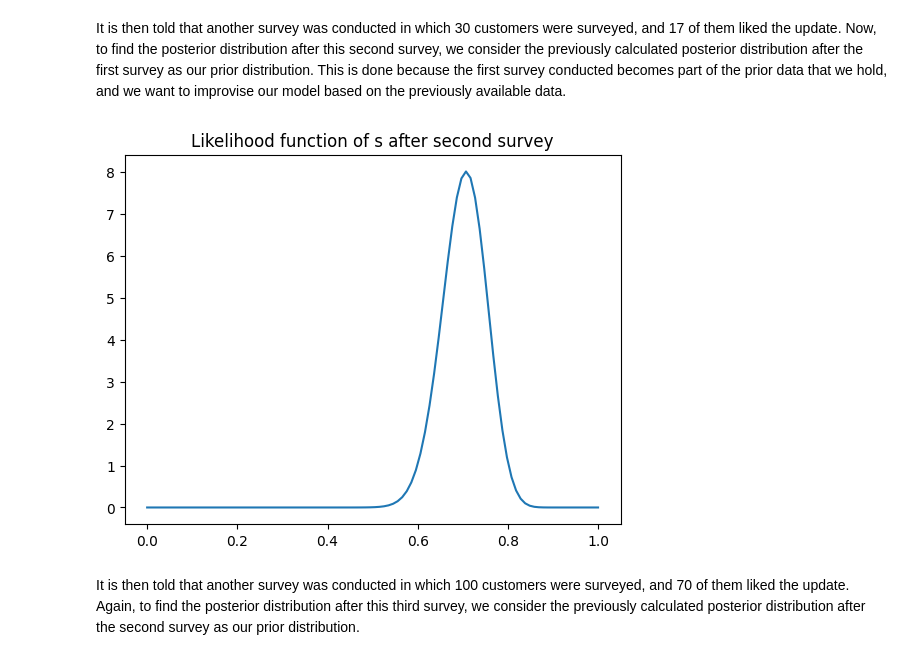
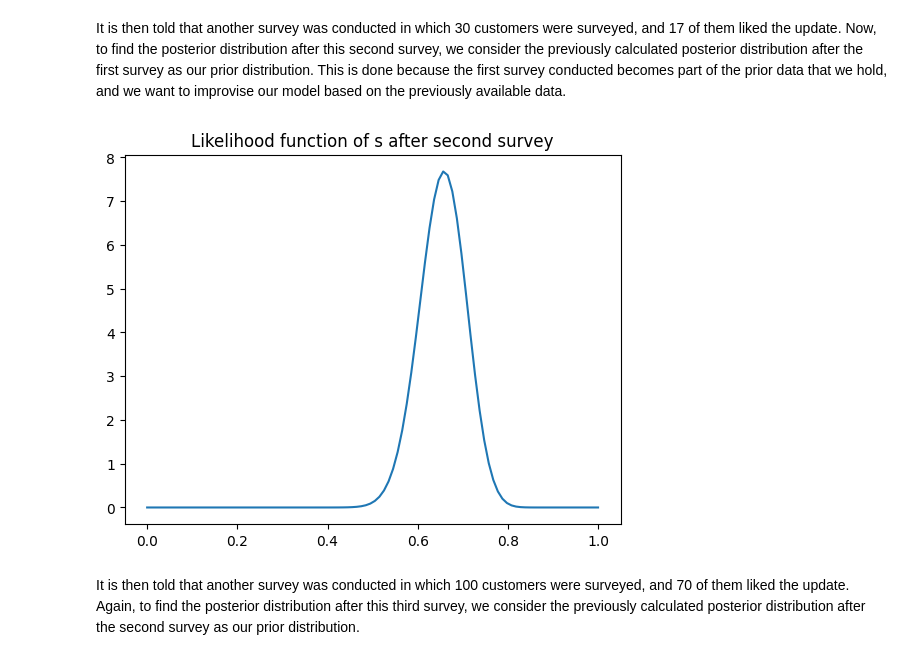
Before and after one commit to mokshith002/FODS-Assignment-1, a Jupyter notebook: 1A.ipynb, the cells around one changed output. Drawn from its saved outputs; the diff is of its cells as text; code cells hidden in the pictures.

```diff
--- a/1A.ipynb
+++ b/1A.ipynb
@@ -35,13 +35,13 @@ plt.show()
 It is then told that another survey was conducted in which 30 customers were surveyed, and 17 of them liked the update. Now, to find the posterior distribution after this second survey, we consider the previously calculated posterior distribution after the first survey as our prior distribution. This is done because the first survey conducted becomes part of the prior data that we hold, and we want to improvise our model based on the previously available data.
 # %%
 s = np.linspace(0, 1.0, 100)
-y = st.beta.pdf(s, 42 + 17, 12 + 13)
+y = st.beta.pdf(s, 42 + 13, 12 + 17)
 plt.title("Likelihood function of s after second survey")
 plt.plot(s, y)
 
 plt.show()
 # %% [output]
-[figure, old version]
+[figure, new version]
 # %% [markdown]
 It is then told that another survey was conducted in which 100 customers were surveyed, and 70 of them liked the update. Again, to find the posterior distribution after this third survey, we consider the previously calculated posterior distribution after the second survey as our prior distribution.
 # %%
```
Also changed, not shown: parts of 2 cells of this notebook.
